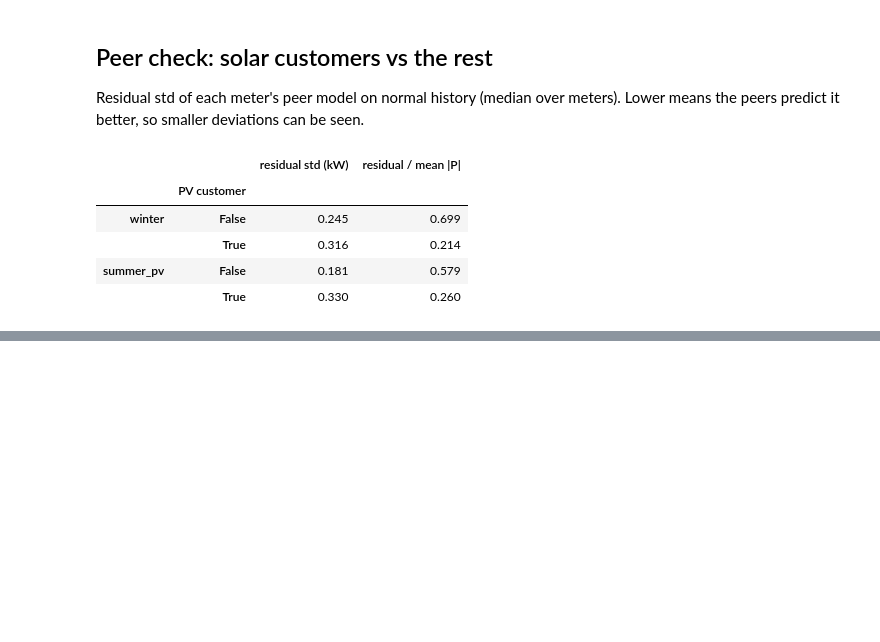
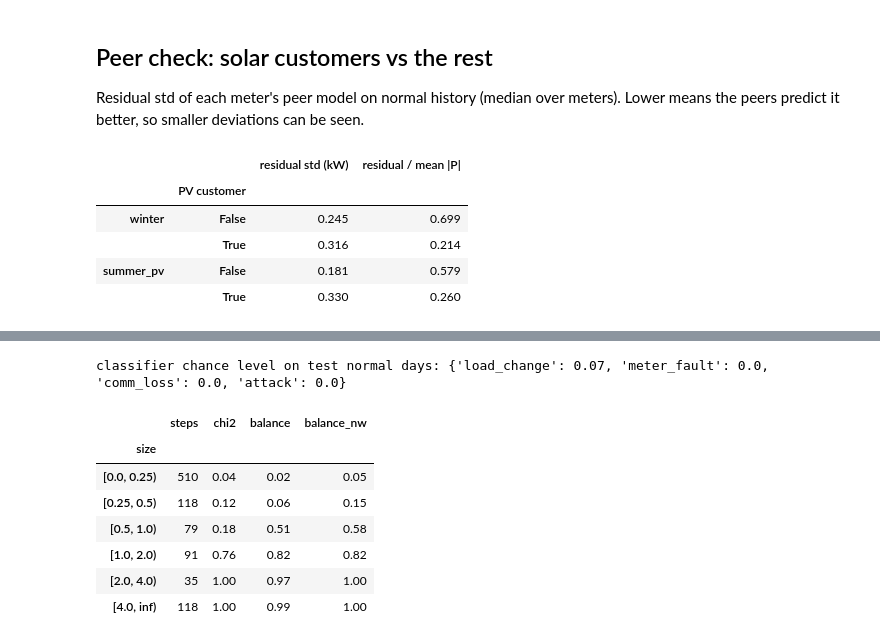
Before and after one commit to oluwadamme/meter-trust, a Jupyter notebook: notebooks/05_rooftop_pv.ipynb, the cells around one changed output, grey strips where cells are left out. Drawn from its saved outputs; the diff is of its cells as text; code cells hidden in the pictures; blank space fills up the shorter version.

```diff
--- a/notebooks/05_rooftop_pv.ipynb
+++ b/notebooks/05_rooftop_pv.ipynb
@@ -120,0 +195,15 @@ pd.concat({name: pipeline.peer_quality(*r) for name, r in runs.items()}, axis=0)
+# %%
+te = E[(E.split == "test") & (E.subtype == "none")]
+print("classifier chance level on test normal days:", ev.chance_detection(te, out["pred"]["ml"]).round(2).to_dict())
+fl = {"chi2": out["wls"].flag, "balance": out["bal_flag"], "balance_nw": out["bal_nw_flag"]}
+ev.attack_size_table(data, out, flags=fl, subtypes=("cloud_attack",)).round(2)
+# %% [output]
+classifier chance level on test normal days: {'load_change': 0.07, 'meter_fault': 0.0, 'comm_loss': 0.0, 'attack': 0.0}
+|  | steps | chi2 | balance | balance_nw |
+| size |  |  |  |  |
+| [0.0, 0.25) | 510 | 0.04 | 0.02 | 0.05 |
+| [0.25, 0.5) | 118 | 0.12 | 0.06 | 0.15 |
+| [0.5, 1.0) | 79 | 0.18 | 0.51 | 0.58 |
+| [1.0, 2.0) | 91 | 0.76 | 0.82 | 0.82 |
+| [2.0, 4.0) | 35 | 1.00 | 0.97 | 1.00 |
+| [4.0, inf) | 118 | 1.00 | 0.99 | 1.00 |
```
Also changed, not shown: parts of 13 cells of this notebook, 9 other files.
